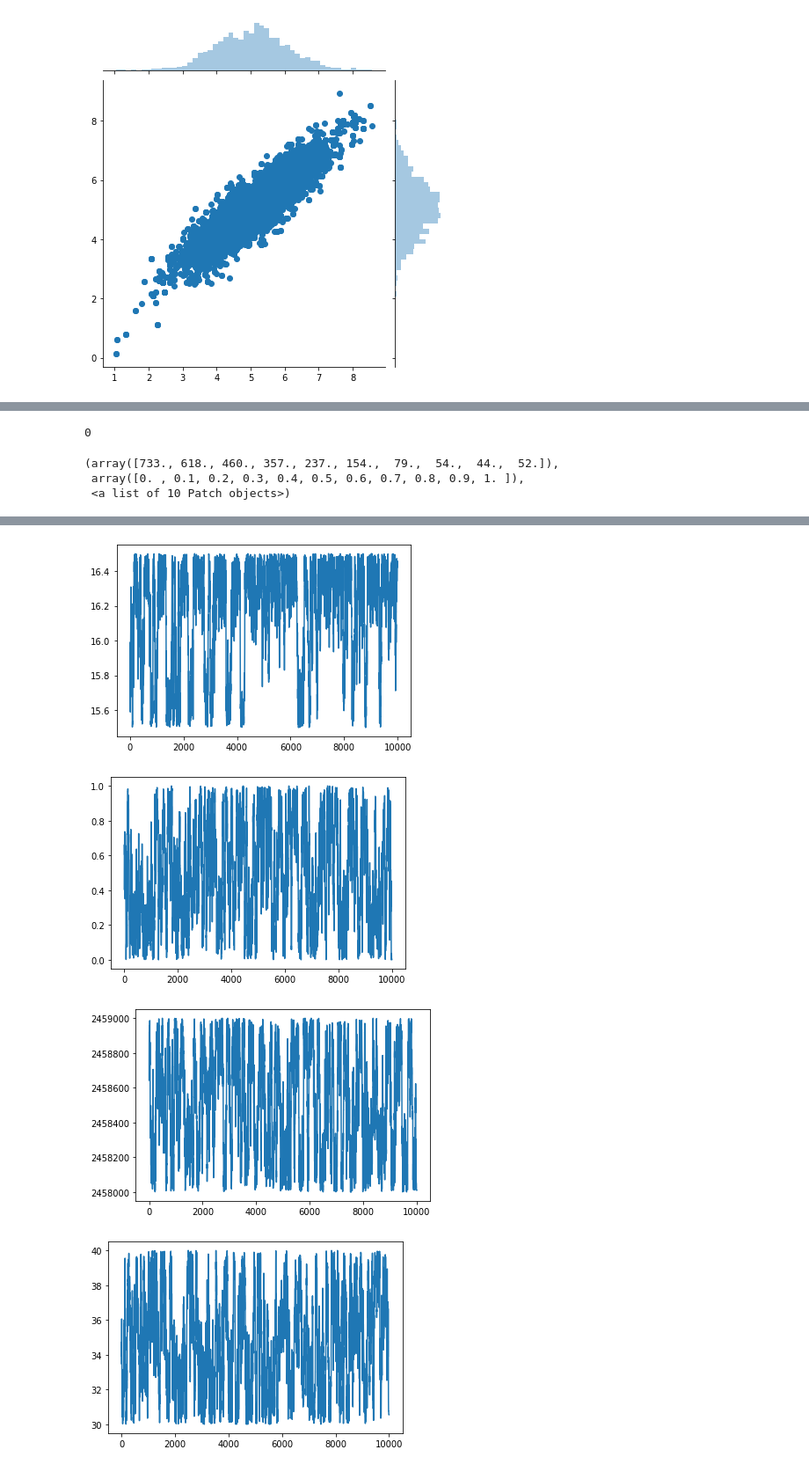
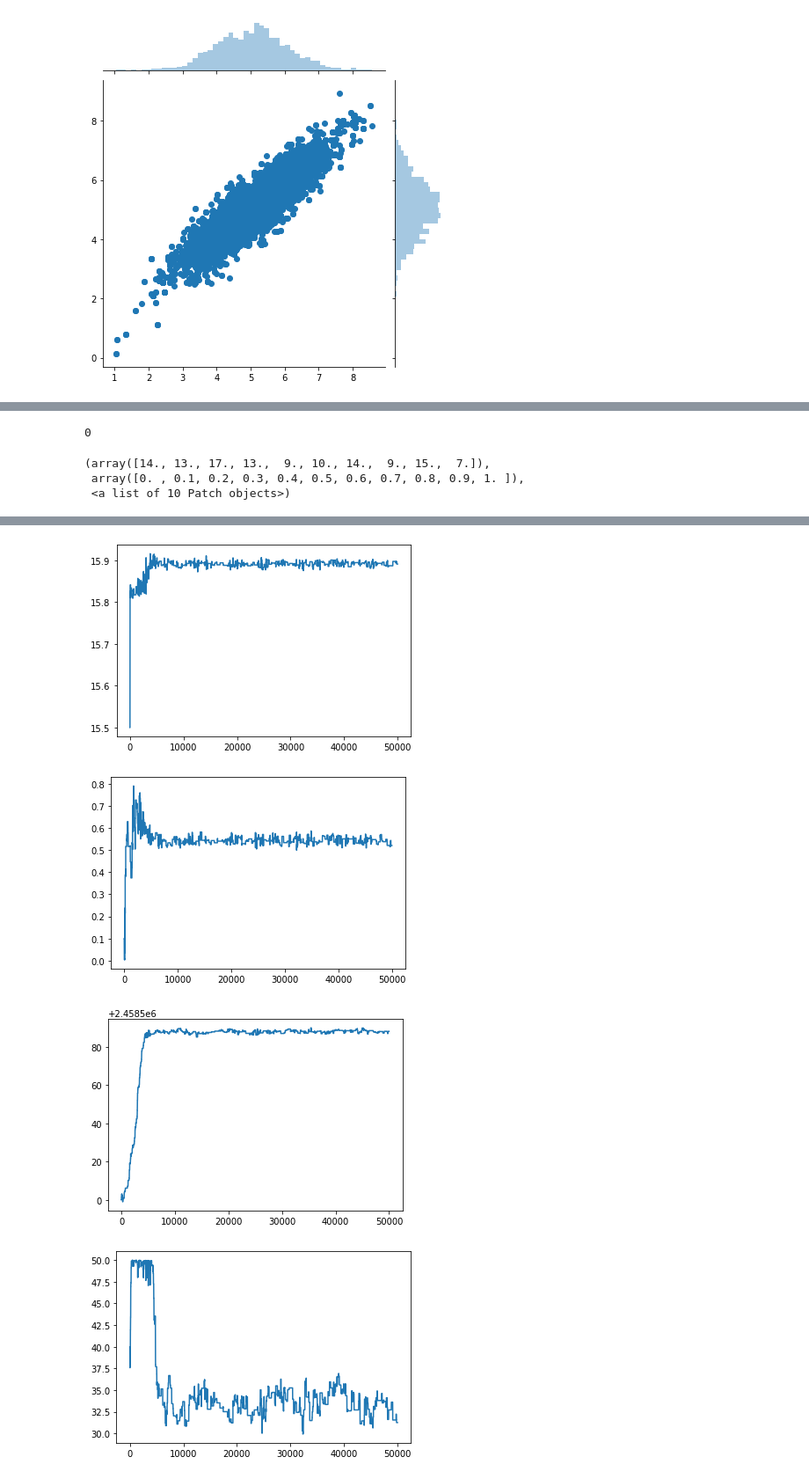
Before and after one commit to gnarayan/ast596_2020_Spring, a Jupyter notebook: homework/JenniferLi/homework04.ipynb, the cells around one changed output, grey strips where cells are left out. Shown at 88% size. Drawn from its saved outputs; the diff is of its cells as text; code cells hidden in the pictures.

```diff
--- a/homework/JenniferLi/homework04.ipynb
+++ b/homework/JenniferLi/homework04.ipynb
@@ -329,11 +329,12 @@ def microlensing(t,p0):
 def ln_likelihood_fn(function, p0, data):
     time, mag, mag_err = data
     diff = (mag-function(time,p0))
-    return np.log(np.sum(diff**2/mag_err**2));
+    return -(np.sum(diff**2/mag_err**2))/(len(time)-4.)/2.;
 
 def ln_prior_fn(p0):
     I0, p, tmax, te= p0
-    if (I0<16.5 and I0>15.5) and (p<1 and p>0) and (tmax<2459000. and tmax>2458000.) and (te>30 and te<40):
+    if (I0<17 and I0>15) and (p<2 and p>0) and (tmax<2459000. and tmax>2458000.) and (te>10 and te<50):
+
         return 0;
     else:
         return -np.inf;
@@ -344,49 +345,45 @@ def MH(function,t,p0,nsamp,data):
     hjd, mag, mag_err = data
     pi = p0
     for i in range(nsamp):
-        pf = pi+np.random.normal(scale=[0.1,0.1,100.,1.],size=len(p0))
+        pf = pi+np.random.normal(scale=[0.1,0.1,1.,1.],size=len(p0))
         acc[i] = ln_likelihood_fn(microlensing, pf, data)+ln_prior_fn(pf)-ln_likelihood_fn(microlensing, pi, data)-ln_prior_fn(pi)
         #print(pf,acc[i])
-        if acc[i]>=1:
-            acc[i] = 1.
-            sample[i,:] = pf
-            pi = pf
-        elif np.random.rand()<=np.exp(acc[i]):
+        if np.random.rand()<np.exp(acc[i]):
             sample[i,:] = pf
             pi = pf
         else:
             sample[i,:] = pi
     return sample,acc;
 
-nsamp = 10000
+nsamp = 50000
 hjd, imag, imag_err, seeing, sky = np.loadtxt('phot.dat').T
 plt.figure()
 plt.plot(hjd, imag,'.')
 
 ## true values 15.892,0.515,2458587.,34.537
-I0 = 15.9
-p = 0.5
-tmax = 2458600.
-te = 35.
+I0 = 15.5
+p = 0.1
+tmax = 2458500
+te = 40.
 p0 = [I0, p, tmax, te]
 data = [hjd, imag, imag_err]
 print(ln_prior_fn(p0))
 #print(np.random.normal(scale=np.abs(p0),size=len(p0)))
 sample,acc = MH(microlensing,hjd,p0,nsamp,data)
 
 for i in range(len(p0)):
     plt.figure()
     plt.plot(sample[:,i],'-')
 
 plt.figure()
 plt.hist(acc,range=[0,1],bins=10)
 # %% [output]
 0
-(array([733., 618., 460., 357., 237., 154.,  79.,  54.,  44.,  52.]),
+(array([14., 13., 17., 13.,  9., 10., 14.,  9., 15.,  7.]),
  array([0. , 0.1, 0.2, 0.3, 0.4, 0.5, 0.6, 0.7, 0.8, 0.9, 1. ]),
  <a list of 10 Patch objects>)
 [figure]
-[figure, old version]
+[figure, new version]
-[figure, old version]
+[figure, new version]
-[figure, old version]
+[figure, new version]
-[figure, old version]
+[figure, new version]
```
Also changed, not shown: parts of 2 cells of this notebook.
